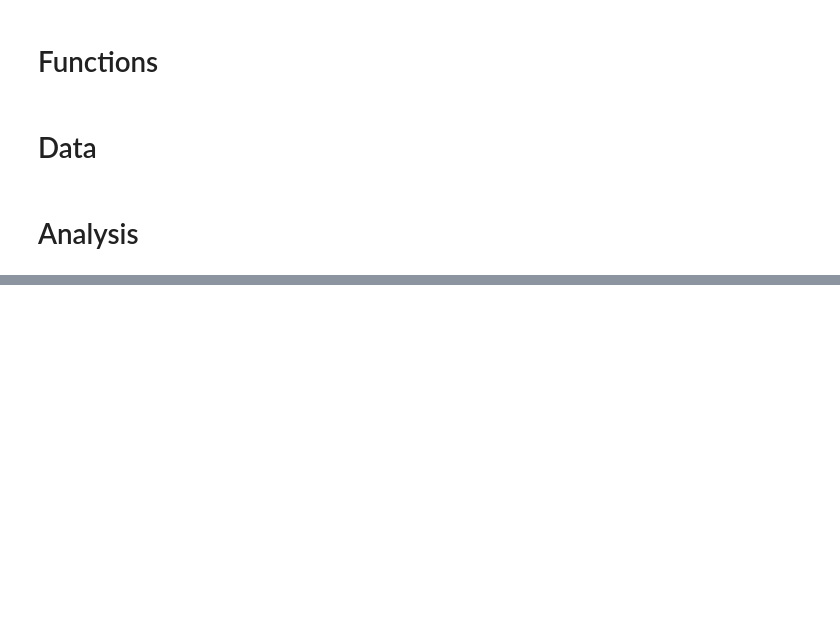
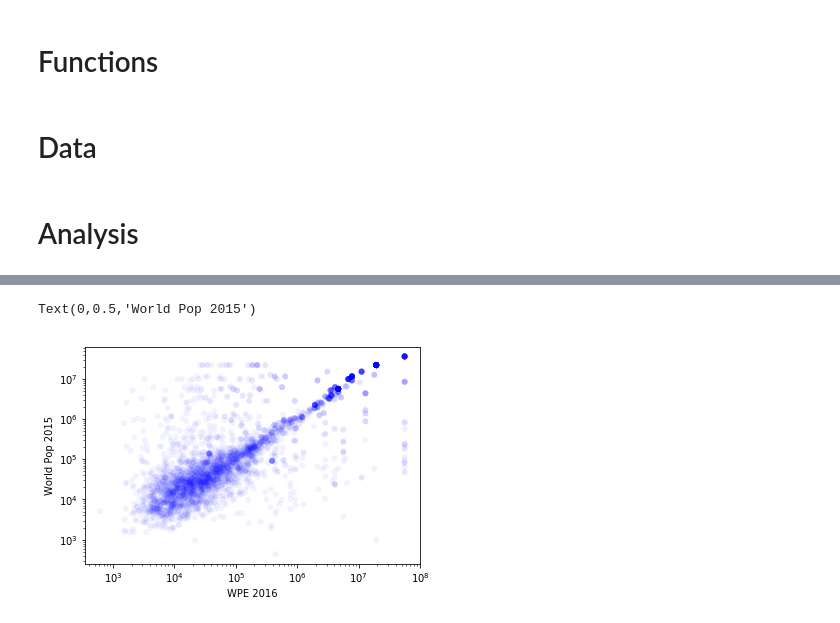
Before and after one commit to cascadet/AfricaUrbanPop, a Jupyter notebook: notebooks/jupyter/Descriptives.ipynb, the cells around one changed output, grey strips where cells are left out. Cells and saved outputs as stored; diff of their text form; code cells hidden in the pictures; blank space fills up the shorter version.

```diff
--- a/notebooks/jupyter/Descriptives.ipynb
+++ b/notebooks/jupyter/Descriptives.ipynb
@@ -59,0 +64,8 @@ WPE2016.head(1)
+# %%
+# Make a unique ID for reach osm point based on lat long because I fucked up when I ran the polypoints analysis ...
+# go back and fix for ERL
+
+WPE2016['lat_string'] = WPE2016.lat.astype(str)
+WPE2016['lon_string'] = WPE2016.lon.astype(str)
+WPE2016['str_id'] = WPE2016.lat.astype(str)+WPE2016.lon.astype(str)
+WPE2016.head(2)
@@ -92,6 +117,6 @@ print(WPE2016_drop.shape)
 # %%
-result = pd.merge(WP2000[['osm_id', 'PopTot']], GHS2000[['osm_id', 'PopTot']], on='osm_id', how = 'inner')
+df_merge = pd.merge(WPE2016_drop[['str_id', 'PopTot']], WP2015_drop[['str_id', 'PopTot']], on='str_id', how = 'inner')
 print(WP2015.shape)
 print(WPE2016.shape)
-print(result.shape)
+print(df_merge.shape)
 # %% [output]
@@ -197,0 +169,15 @@ pd.merge(df_a, df_b, on='subject_id', how='inner')
+# %%
+import matplotlib.pyplot as plt
+
+#matplotlib.pyplot.scatter(df_merge['PopTot_x'], df_merge['PopTot_y'])
+
+fig = plt.figure()
+ax = plt.gca()
+ax.scatter(df_merge['PopTot_x'] ,df_merge['PopTot_y'] , c='blue', alpha=0.05, edgecolors='none')
+ax.set_yscale('log')
+ax.set_xscale('log')
+plt.xlabel('WPE 2016')
+plt.ylabel('World Pop 2015')
+# %% [output]
+Text(0,0.5,'World Pop 2015')
+[figure, added]
```
Also changed, not shown: parts of 41 cells of this notebook.
